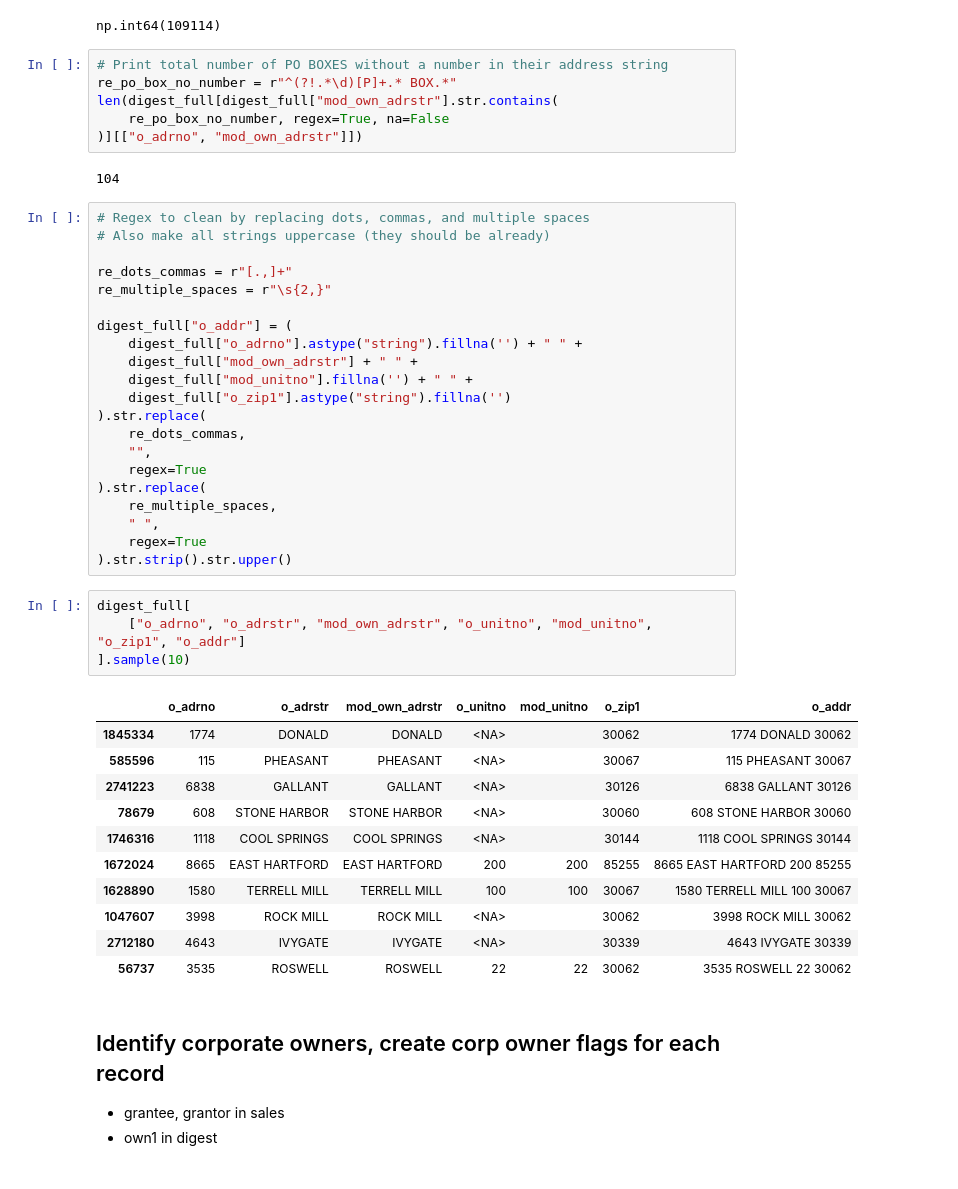
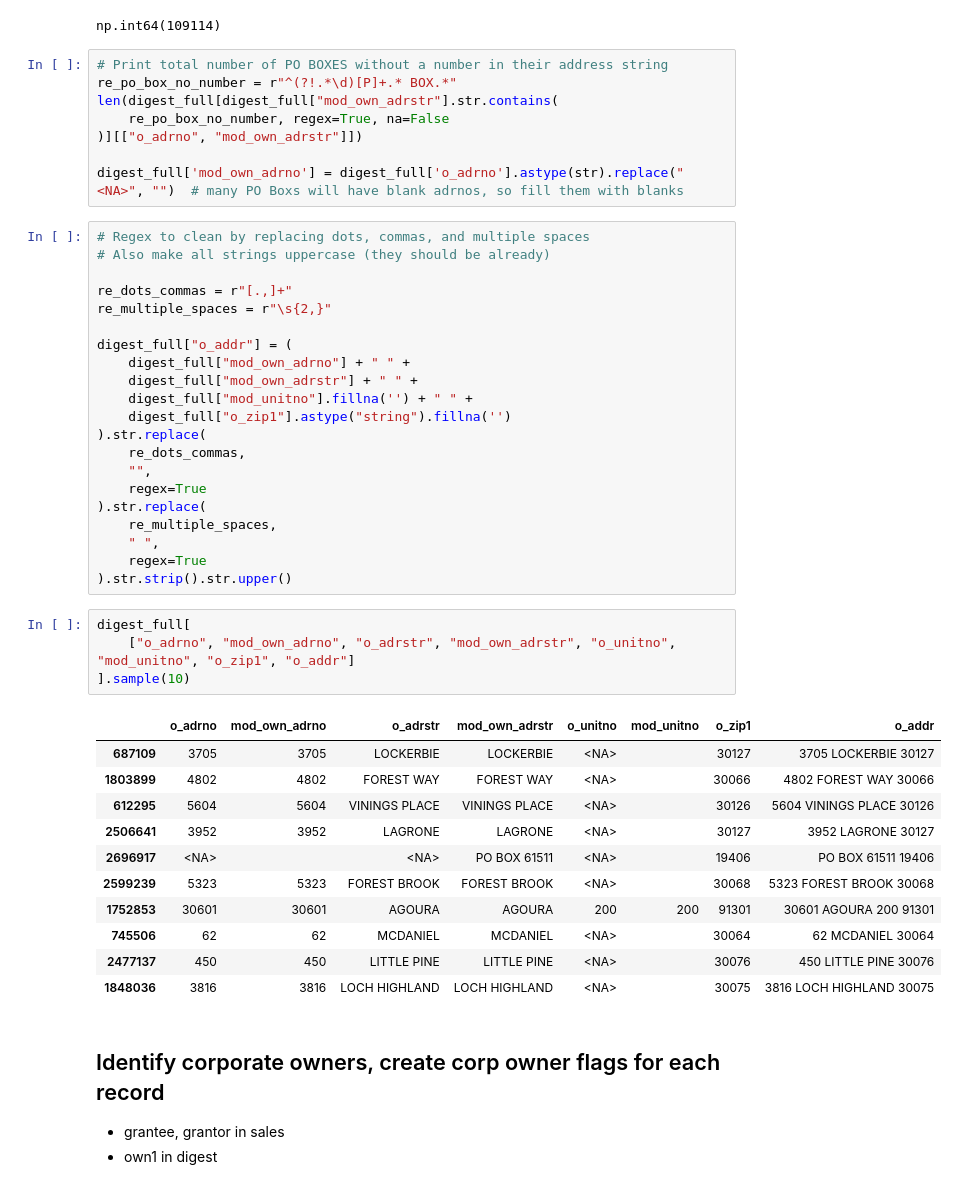
Before and after one commit to Urban-Research-Group/parcel-data-processor, a Jupyter notebook: code/cobb/03-cobb_ownership_keys.ipynb, the cells around one changed output. Drawn from its saved outputs; the diff is of its cells as text.

```diff
--- a/code/cobb/03-cobb_ownership_keys.ipynb
+++ b/code/cobb/03-cobb_ownership_keys.ipynb
@@ -184,8 +184,8 @@ re_po_box_no_number = r"^(?!.*\d)[P]+.* BOX.*"
 len(digest_full[digest_full["mod_own_adrstr"].str.contains(
     re_po_box_no_number, regex=True, na=False
 )][["o_adrno", "mod_own_adrstr"]])
+
+digest_full['mod_own_adrno'] = digest_full['o_adrno'].astype(str).replace("<NA>", "")  # many PO Boxs will have blank adrnos, so fill them with blanks
-# %% [output]
-104
 # %%
 # Regex to clean by replacing dots, commas, and multiple spaces
 # Also make all strings uppercase (they should be already)
@@ -194,7 +194,7 @@ re_dots_commas = r"[.,]+"
 re_multiple_spaces = r"\s{2,}"
 
 digest_full["o_addr"] = (
-    digest_full["o_adrno"].astype("string").fillna('') + " " +
+    digest_full["mod_own_adrno"] + " " +
     digest_full["mod_own_adrstr"] + " " +
     digest_full["mod_unitno"].fillna('') + " " +
     digest_full["o_zip1"].astype("string").fillna('')
@@ -209,20 +209,20 @@ digest_full["o_addr"] = (
 ).str.strip().str.upper()
 # %%
 digest_full[
-    ["o_adrno", "o_adrstr", "mod_own_adrstr", "o_unitno", "mod_unitno", "o_zip1", "o_addr"]
+    ["o_adrno", "mod_own_adrno", "o_adrstr", "mod_own_adrstr", "o_unitno", "mod_unitno", "o_zip1", "o_addr"]
 ].sample(10)
 # %% [output]
-|  | o_adrno | o_adrstr | mod_own_adrstr | o_unitno | mod_unitno | o_zip1 | o_addr |
-| 1845334 | 1774 | DONALD | DONALD | <NA> |  | 30062 | 1774 DONALD 30062 |
-| 585596 | 115 | PHEASANT | PHEASANT | <NA> |  | 30067 | 115 PHEASANT 30067 |
-| 2741223 | 6838 | GALLANT | GALLANT | <NA> |  | 30126 | 6838 GALLANT 30126 |
-| 78679 | 608 | STONE HARBOR | STONE HARBOR | <NA> |  | 30060 | 608 STONE HARBOR 30060 |
-| 1746316 | 1118 | COOL SPRINGS | COOL SPRINGS | <NA> |  | 30144 | 1118 COOL SPRINGS 30144 |
-| 1672024 | 8665 | EAST HARTFORD | EAST HARTFORD | 200 | 200 | 85255 | 8665 EAST HARTFORD 200 85255 |
-| 1628890 | 1580 | TERRELL MILL | TERRELL MILL | 100 | 100 | 30067 | 1580 TERRELL MILL 100 30067 |
-| 1047607 | 3998 | ROCK MILL | ROCK MILL | <NA> |  | 30062 | 3998 ROCK MILL 30062 |
-| 2712180 | 4643 | IVYGATE | IVYGATE | <NA> |  | 30339 | 4643 IVYGATE 30339 |
-| 56737 | 3535 | ROSWELL | ROSWELL | 22 | 22 | 30062 | 3535 ROSWELL 22 30062 |
+|  | o_adrno | mod_own_adrno | o_adrstr | mod_own_adrstr | o_unitno | mod_unitno | o_zip1 | o_addr |
+| 687109 | 3705 | 3705 | LOCKERBIE | LOCKERBIE | <NA> |  | 30127 | 3705 LOCKERBIE 30127 |
+| 1803899 | 4802 | 4802 | FOREST WAY | FOREST WAY | <NA> |  | 30066 | 4802 FOREST WAY 30066 |
+| 612295 | 5604 | 5604 | VININGS PLACE | VININGS PLACE | <NA> |  | 30126 | 5604 VININGS PLACE 30126 |
+| 2506641 | 3952 | 3952 | LAGRONE | LAGRONE | <NA> |  | 30127 | 3952 LAGRONE 30127 |
+| 2696917 | <NA> |  | <NA> | PO BOX 61511 | <NA> |  | 19406 | PO BOX 61511 19406 |
+| 2599239 | 5323 | 5323 | FOREST BROOK | FOREST BROOK | <NA> |  | 30068 | 5323 FOREST BROOK 30068 |
+| 1752853 | 30601 | 30601 | AGOURA | AGOURA | 200 | 200 | 91301 | 30601 AGOURA 200 91301 |
+| 745506 | 62 | 62 | MCDANIEL | MCDANIEL | <NA> |  | 30064 | 62 MCDANIEL 30064 |
+| 2477137 | 450 | 450 | LITTLE PINE | LITTLE PINE | <NA> |  | 30076 | 450 LITTLE PINE 30076 |
+| 1848036 | 3816 | 3816 | LOCH HIGHLAND | LOCH HIGHLAND | <NA> |  | 30075 | 3816 LOCH HIGHLAND 30075 |
 # %% [markdown]
 ## Identify corporate owners, create corp owner flags for each record
 - grantee, grantor in sales
```
Also changed, not shown: parts of 4 cells of this notebook, 1 other file.
